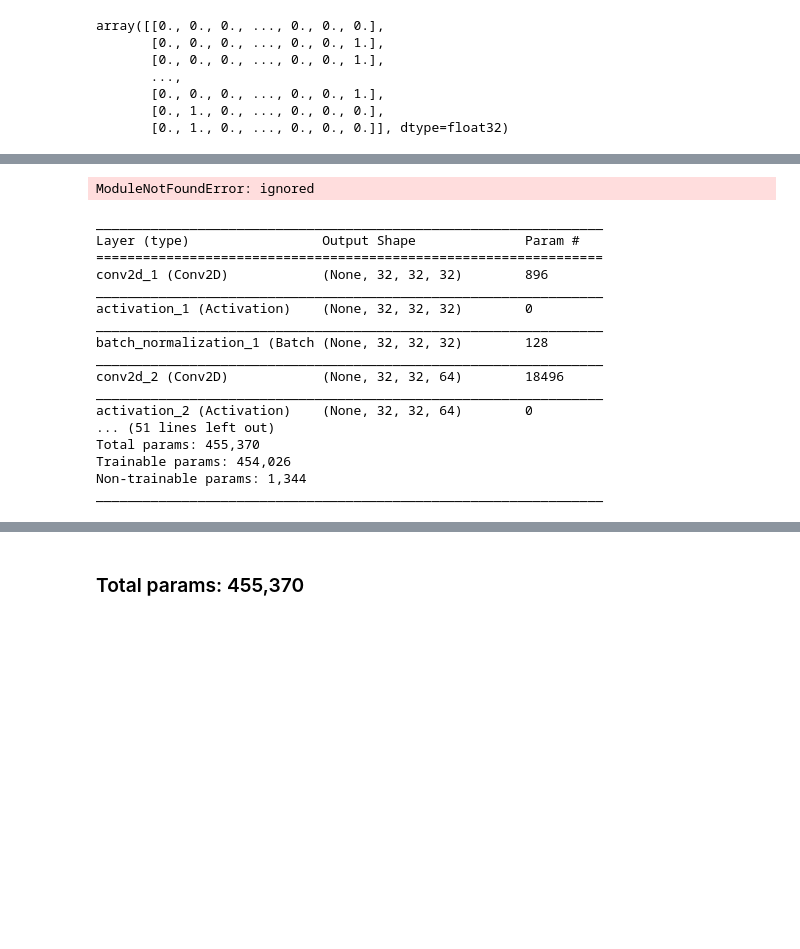
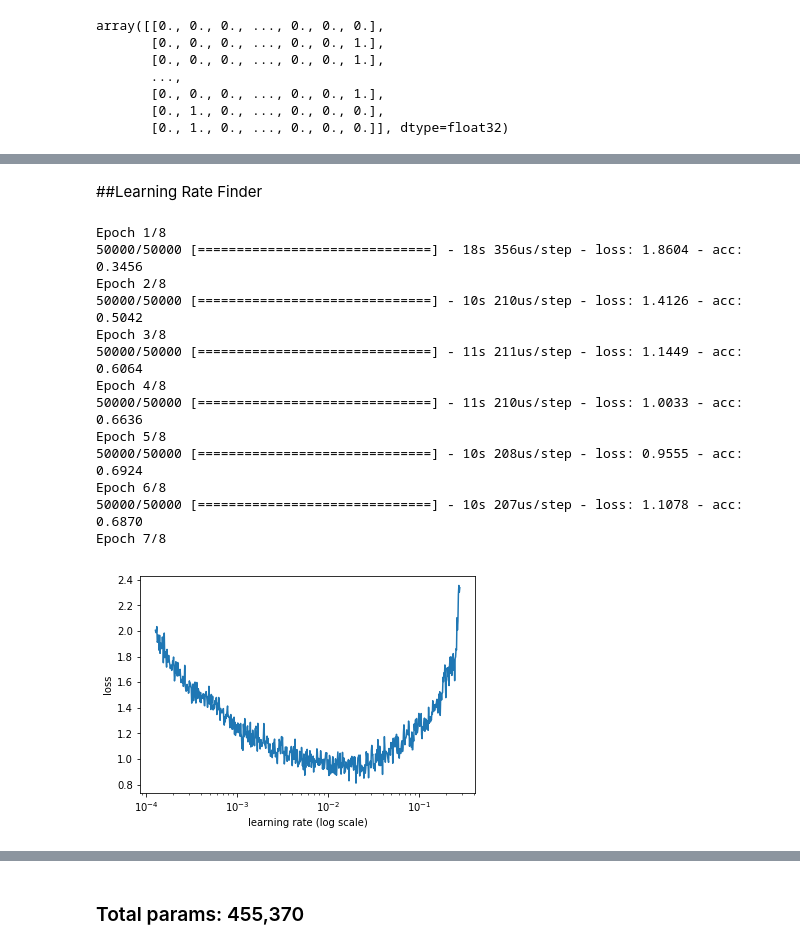
Before and after one commit to chirag2saraiya/Session-11, a Jupyter notebook: Assignment-11.ipynb, the cells around one changed output, grey strips where cells are left out. Saved outputs shown, nothing was run; the diff lists cells and outputs as text; code cells hidden in the pictures; blank space fills up the shorter version.

```diff
--- a/Assignment-11.ipynb
+++ b/Assignment-11.ipynb
@@ -156,7 +95,8 @@ lr_finder.py.1          [ <=>                ] 107.75K   681KB/s    in 0.2s
+# %% [markdown]
+##Learning Rate Finder
 # %%
 from keras import optimizers
-from content import LRFinder
-
+from DeepLearning import lr_finder
 
 # Define the model
 model1 = Sequential()
@@ -186,67 +126,51 @@ model1.add(MaxPooling2D(pool_size=(2, 2)))
 model1.add(Dropout(0.3))
 
 model1.add(Convolution2D(32, 1, 1))
 
 
 model1.add(Convolution2D(128, 3, 3,kernel_regularizer=regularizers.l2(0.0001), border_mode='same'))
 model1.add(Activation('relu'))
 model1.add(BatchNormalization())
 
 model1.add(Convolution2D(256, 3, 3,kernel_regularizer=regularizers.l2(0.0001), border_mode='same'))
 model1.add(Activation('relu'))
 model1.add(BatchNormalization())
 
 model1.add(MaxPooling2D(pool_size=(2, 2)))
 model1.add(Dropout(0.5))
 
 model1.add(Convolution2D(10, 1, 1))
 
 model1.add(AveragePooling2D(pool_size = (4,4)))
 model1.add(Flatten())
 
 
 model1.add(Activation('softmax'))
 
-
+# Compile the model
+model1.compile(optimizer='adam', loss='categorical_crossentropy', metrics=['accuracy'])
 # model is a Keras model
-lr_finder = LRFinder(model1)
+lr1 = lr_finder.LRFinder(model1)
 
 # Train a model with batch size 512 for 5 epochs
 # with learning rate growing exponentially from 0.0001 to 1
-lr_finder.find(x_train, y_train, start_lr=0.0001, end_lr=1, batch_size=128, epochs=5)
+lr1.find(train_features, train_labels, start_lr=0.0001, end_lr=1, batch_size=512, epochs=8)
+
+print(lr1)
 # Plot the loss, ignore 20 batches in the beginning and 5 in the end
-lr_finder.plot_loss(n_skip_beginning=20, n_skip_end=5)
-
-# Plot rate of change of the loss
-# Ignore 20 batches in the beginning and 5 in the end
-# Smooth the curve using simple moving average of 20 batches
-# Limit the range for y axis to (-0.02, 0.01)
-lr_finder.plot_loss_change(sma=20, n_skip_beginning=20, n_skip_end=5, y_lim=(-0.01, 0.01))
-
-
-sgd = optimizers.SGD(lr=lr_finder, decay=1e-6, momentum=0.9, nesterov=True)
-
-# Compile the model
-model1.compile(optimizer='adam', loss='categorical_crossentropy', metrics=['accuracy'])
+lr1.plot_loss(n_skip_beginning=20, n_skip_end=5)
 # %% [output]
-ModuleNotFoundError: ignored
+Epoch 1/8
+50000/50000 [==============================] - 18s 356us/step - loss: 1.8604 - acc: 0.3456
+Epoch 2/8
+50000/50000 [==============================] - 10s 210us/step - loss: 1.4126 - acc: 0.5042
+Epoch 3/8
+50000/50000 [==============================] - 11s 211us/step - loss: 1.1449 - acc: 0.6064
+Epoch 4/8
+50000/50000 [==============================] - 11s 210us/step - loss: 1.0033 - acc: 0.6636
+Epoch 5/8
+50000/50000 [==============================] - 10s 208us/step - loss: 0.9555 - acc: 0.6924
+Epoch 6/8
+50000/50000 [==============================] - 10s 207us/step - loss: 1.1078 - acc: 0.6870
+Epoch 7/8
+[figure, added]
-# %%
-model1.summary()
-# %% [output]
-_________________________________________________________________
-Layer (type)                 Output Shape              Param #
-=================================================================
-conv2d_1 (Conv2D)            (None, 32, 32, 32)        896
-_________________________________________________________________
-activation_1 (Activation)    (None, 32, 32, 32)        0
-_________________________________________________________________
-batch_normalization_1 (Batch (None, 32, 32, 32)        128
-_________________________________________________________________
-conv2d_2 (Conv2D)            (None, 32, 32, 64)        18496
-_________________________________________________________________
-activation_2 (Activation)    (None, 32, 32, 64)        0
-... (51 lines left out)
-Total params: 455,370
-Trainable params: 454,026
-Non-trainable params: 1,344
-_________________________________________________________________
```
Also changed, not shown: parts of 18 cells of this notebook.
